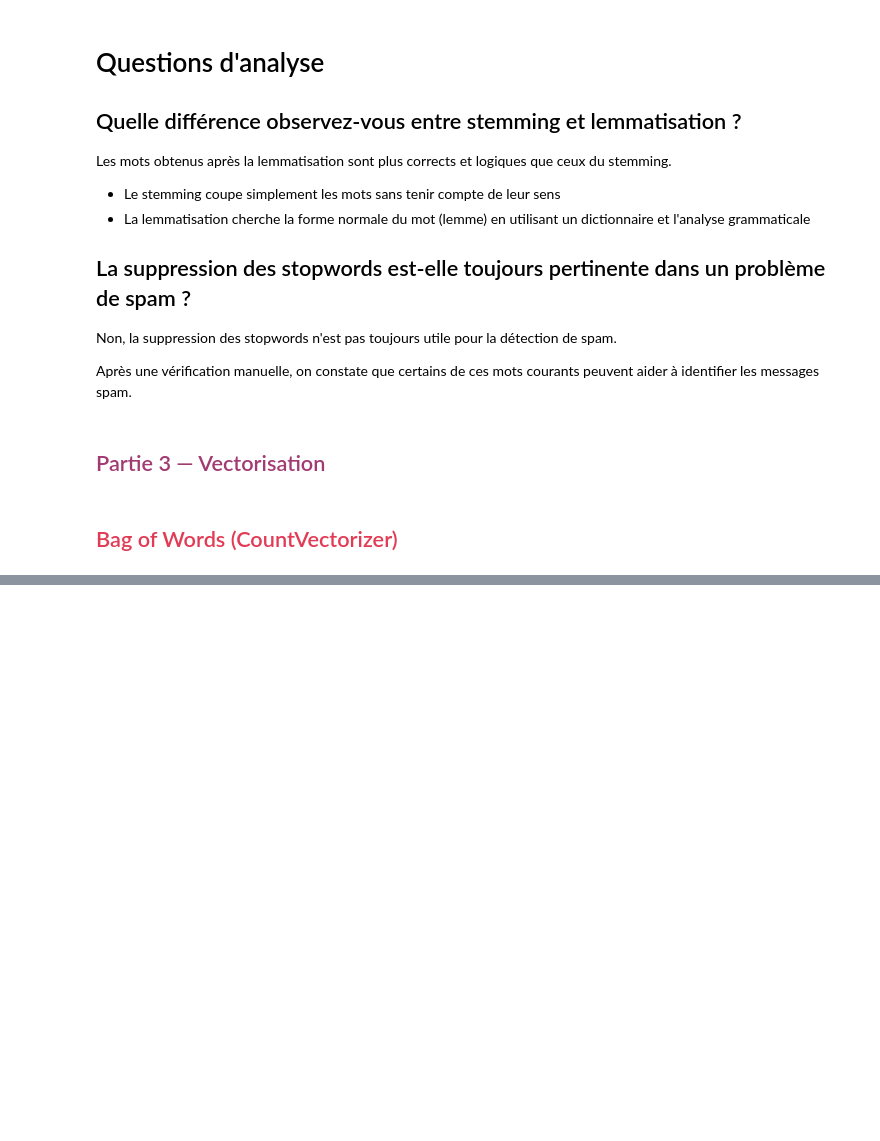
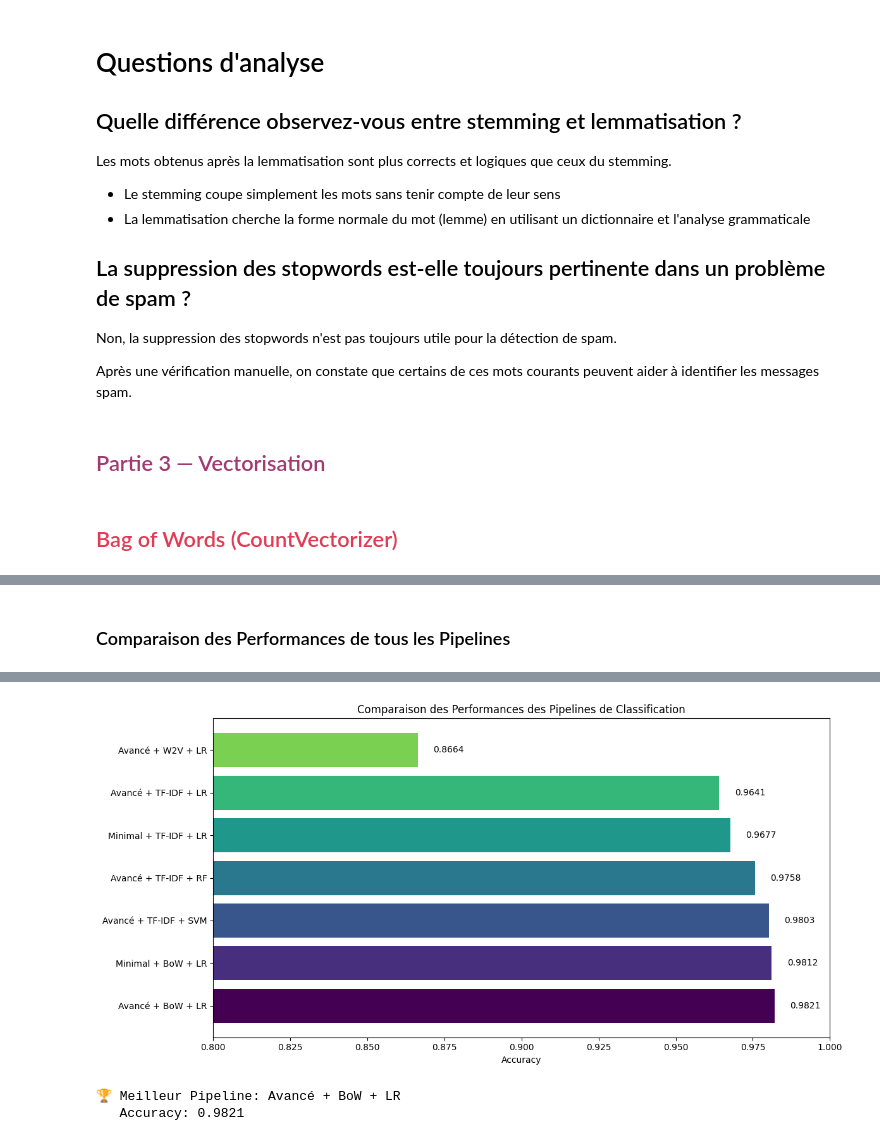
Before and after one commit to Azeroual0101/Tps_TM, a Jupyter notebook: TP1/nettoyage.ipynb, the cells around one changed output, grey strips where cells are left out. Saved outputs shown, nothing was run; the diff lists cells and outputs as text; code cells hidden in the pictures; blank space fills up the shorter version.

```diff
--- a/TP1/nettoyage.ipynb
+++ b/TP1/nettoyage.ipynb
@@ -154,0 +911,8 @@ Après une vérification manuelle, on constate que certains de ces mots courants
+# %%
+# Pipeline 5: Avancé + TF-IDF + SVM
+acc5, pipe5 = evaluate_pipeline(
+    X_avance, y_avance,
+    TfidfVectorizer(),
+    SVC(kernel='linear'),
+    "Avancé + TF-IDF + SVM"
+)
@@ -154,0 +940,8 @@ Après une vérification manuelle, on constate que certains de ces mots courants
+# %%
+# Pipeline 6: Avancé + TF-IDF + Random Forest
+acc6, pipe6 = evaluate_pipeline(
+    X_avance, y_avance,
+    TfidfVectorizer(),
+    RandomForestClassifier(n_estimators=100, random_state=42),
+    "Avancé + TF-IDF + Random Forest"
+)
@@ -154,0 +1034,53 @@ Après une vérification manuelle, on constate que certains de ces mots courants
+# %% [markdown]
+### Comparaison des Performances de tous les Pipelines
+# %%
+# Résumé comparatif de tous les pipelines
+%pip install matplotlib
+import matplotlib.pyplot as plt
+
+results = {
+    'Pipeline': [
+        'Minimal + BoW + LR',
+        'Minimal + TF-IDF + LR',
+        'Avancé + BoW + LR',
+        'Avancé + TF-IDF + LR',
+        'Avancé + TF-IDF + SVM',
+        'Avancé + TF-IDF + RF',
+        'Avancé + W2V + LR'
+    ],
+    'Nettoyage': ['Minimal', 'Minimal', 'Avancé', 'Avancé', 'Avancé', 'Avancé', 'Avancé'],
+    'Vectorisation': ['BoW', 'TF-IDF', 'BoW', 'TF-IDF', 'TF-IDF', 'TF-IDF', 'Word2Vec'],
+    'Modèle': ['LR', 'LR', 'LR', 'LR', 'SVM', 'RF', 'LR'],
+    'Accuracy': [acc1, acc2, acc3, acc4, acc5, acc6, acc7]
+}
+
+df_results = pd.DataFrame(results)
+df_results = df_results.sort_values('Accuracy', ascending=False)
+
+print("\n" + "="*80)
+print("RÉSUMÉ COMPARATIF DES PIPELINES")
+print("="*80)
+print(df_results.to_string(index=False))
+print("="*80)
+
+# Visualisation
+plt.figure(figsize=(12, 6))
+colors = plt.cm.viridis(np.linspace(0, 0.8, len(df_results)))
+bars = plt.barh(df_results['Pipeline'], df_results['Accuracy'], color=colors)
+plt.xlabel('Accuracy')
+plt.title('Comparaison des Performances des Pipelines de Classification')
+plt.xlim(0.8, 1.0)
+
+# Ajouter les valeurs sur les barres
+for bar, acc in zip(bars, df_results['Accuracy']):
+    plt.text(acc + 0.005, bar.get_y() + bar.get_height()/2,
+             f'{acc:.4f}', va='center', fontsize=10)
+
+plt.tight_layout()
+plt.show()
+
+# Meilleur pipeline
+best_idx = df_results['Accuracy'].idxmax()
+print(f"\n🏆 Meilleur Pipeline: {df_results.loc[best_idx, 'Pipeline']}")
+print(f"   Accuracy: {df_results.loc[best_idx, 'Accuracy']:.4f}")
+# %% [output]
@@ -154,0 +1104,3 @@ Après une vérification manuelle, on constate que certains de ces mots courants
+[figure, added]
+🏆 Meilleur Pipeline: Avancé + BoW + LR
+   Accuracy: 0.9821
```
Also changed, not shown: parts of 51 cells of this notebook, 8 other files.
